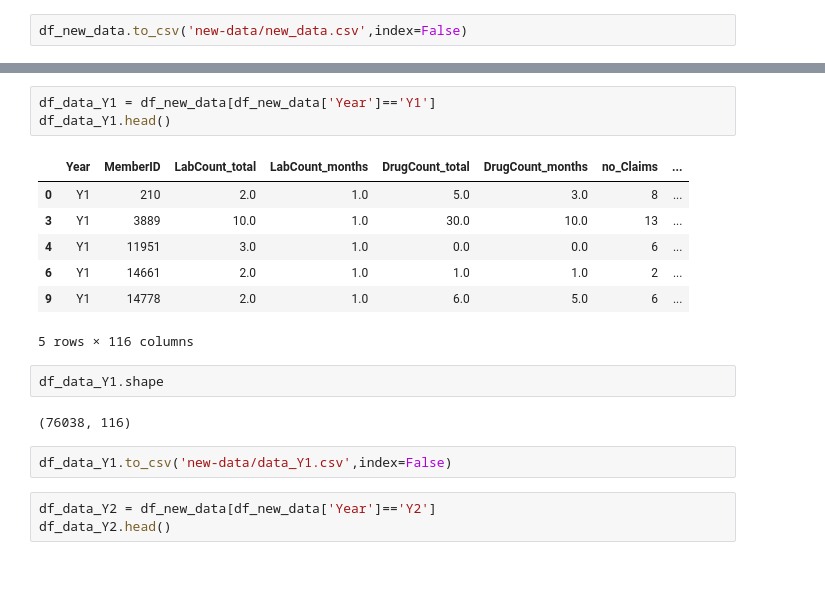
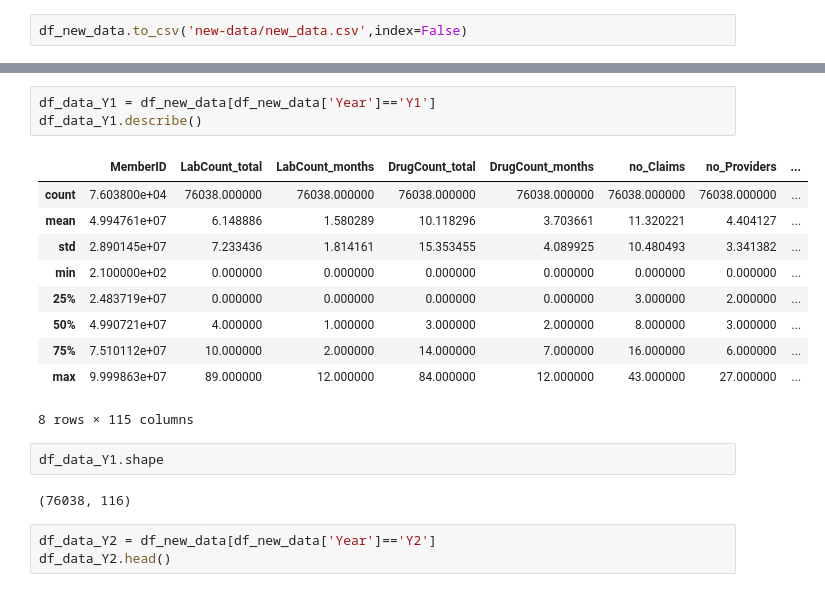
Before and after one commit to truongkhanhduy95/Heritage-Health-Prize, a Jupyter notebook: 1.data-preparation/merger.ipynb, the cells around one changed output, grey strips where cells are left out. Saved outputs shown, nothing was run; the diff lists cells and outputs as text.

Commit message:
Update data

```diff
--- a/1.data-preparation/merger.ipynb
+++ b/1.data-preparation/merger.ipynb
@@ -152,20 +155,21 @@ df_target.shape
 # %%
 df_data_Y1 = df_new_data[df_new_data['Year']=='Y1']
-df_data_Y1.head()
+df_data_Y1.describe()
 # %% [output]
-|  | Year | MemberID | LabCount_total | LabCount_months | DrugCount_total | DrugCount_months | no_Claims | ... |
-| 0 | Y1 | 210 | 2.0 | 1.0 | 5.0 | 3.0 | 8 | ... |
-| 3 | Y1 | 3889 | 10.0 | 1.0 | 30.0 | 10.0 | 13 | ... |
-| 4 | Y1 | 11951 | 3.0 | 1.0 | 0.0 | 0.0 | 6 | ... |
-| 6 | Y1 | 14661 | 2.0 | 1.0 | 1.0 | 1.0 | 2 | ... |
-| 9 | Y1 | 14778 | 2.0 | 1.0 | 6.0 | 5.0 | 6 | ... |
+|  | MemberID | LabCount_total | LabCount_months | DrugCount_total | DrugCount_months | no_Claims | no_Providers | ... |
+| count | 7.603800e+04 | 76038.000000 | 76038.000000 | 76038.000000 | 76038.000000 | 76038.000000 | 76038.000000 | ... |
+| mean | 4.994761e+07 | 6.148886 | 1.580289 | 10.118296 | 3.703661 | 11.320221 | 4.404127 | ... |
+| std | 2.890145e+07 | 7.233436 | 1.814161 | 15.353455 | 4.089925 | 10.480493 | 3.341382 | ... |
+| min | 2.100000e+02 | 0.000000 | 0.000000 | 0.000000 | 0.000000 | 0.000000 | 0.000000 | ... |
+| 25% | 2.483719e+07 | 0.000000 | 0.000000 | 0.000000 | 0.000000 | 3.000000 | 2.000000 | ... |
+| 50% | 4.990721e+07 | 4.000000 | 1.000000 | 3.000000 | 2.000000 | 8.000000 | 3.000000 | ... |
+| 75% | 7.510112e+07 | 10.000000 | 2.000000 | 14.000000 | 7.000000 | 16.000000 | 6.000000 | ... |
+| max | 9.999863e+07 | 89.000000 | 12.000000 | 84.000000 | 12.000000 | 43.000000 | 27.000000 | ... |
-5 rows × 116 columns
+8 rows × 115 columns
 # %%
 df_data_Y1.shape
 # %% [output]
 (76038, 116)
-# %%
-df_data_Y1.to_csv('new-data/data_Y1.csv',index=False)
 # %%
 df_data_Y2 = df_new_data[df_new_data['Year']=='Y2']
 df_data_Y2.head()
```
Also changed, not shown: parts of 7 cells of this notebook.
